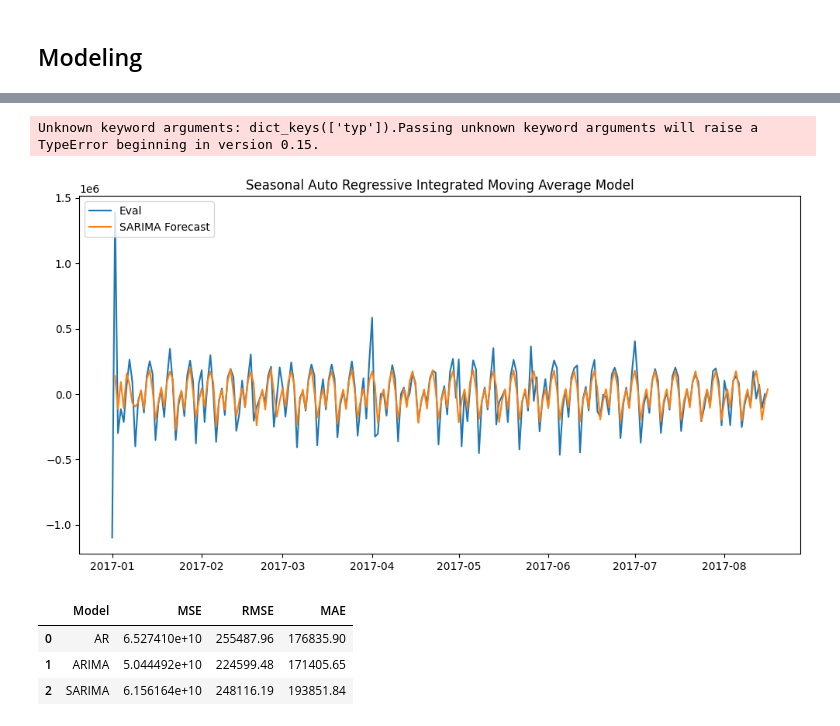
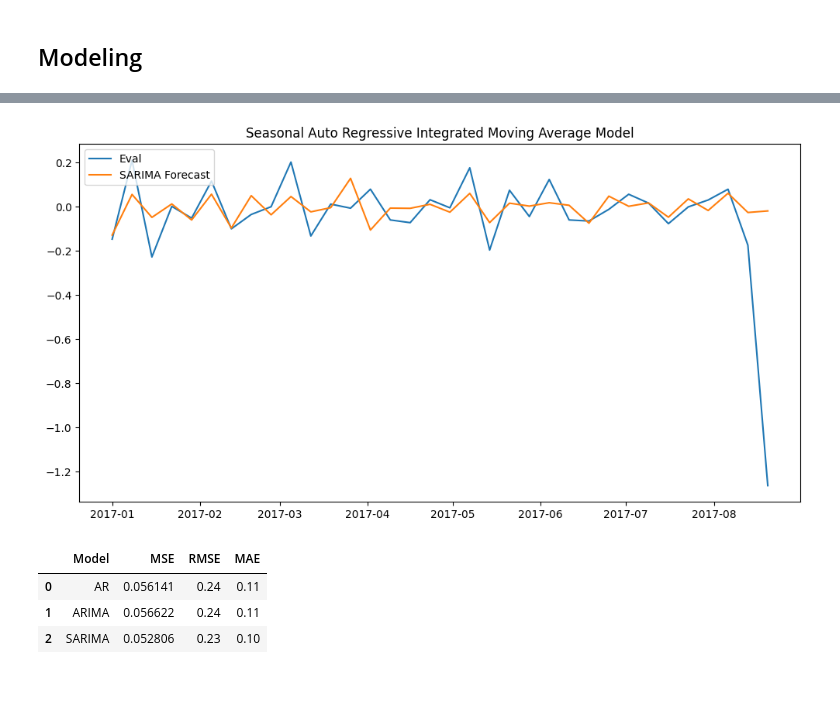
Before and after one commit to Azie88/Time-Series-Sales-Prediction-ARIMA, a Jupyter notebook: ARIMA_Model.ipynb, the cells around one changed output, grey strips where cells are left out. Drawn from its saved outputs; the diff is of its cells as text; code cells hidden in the pictures; blank space fills up the shorter version.

Commit message:
ARIMA Updates

```diff
--- a/ARIMA_Model.ipynb
+++ b/ARIMA_Model.ipynb
@@ -277 +272,3 @@ daily_sum_sales.head()
+# %%
+weekly_sales_diff = weekly_sales_diff.dropna()
 # %%
@@ -322,8 +319,8 @@ pacf = plot_pacf(daily_sum_sales['shiftDiff'].dropna(), lags = 30)
 split_date = '2017-01-01'
 
 # Create train and test splits based on the index order
-training_set = daily_sum_sales.loc[daily_sum_sales.index < split_date]
-eval_set = daily_sum_sales.loc[daily_sum_sales.index >= split_date]
+training_set = weekly_sales_diff.loc[weekly_sales_diff.index < split_date]
+eval_set = weekly_sales_diff.loc[weekly_sales_diff.index >= split_date]
 
 training_set.shape, eval_set.shape
 # %% [output]
@@ -505,5 +500,5 @@ results_2
 # %%
-model_3 = SARIMAX(training_set['shiftDiff'].dropna(), order=(5,0,2), seasonal_order=(5,0,2,7))
+model_3 = SARIMAX(training_set['sales'], order=(2,0,4), seasonal_order=(2,0,4,12))
 model_3_fit = model_3.fit()
 model_3_fit.summary()
 # %% [output]
@@ -548,22 +534,19 @@ Warnings:
 # %%
-SARIMA_pred = model_3_fit.predict(start=len(training_set['shiftDiff']),
-                                 end=len(training_set['shiftDiff']) + len(eval_set['shiftDiff']) - 1,
-                                 typ="levels")
+SARIMA_pred = model_3_fit.predict(start=len(training_set['sales']),
+                                 end=len(training_set['sales']) + len(eval_set['sales']) - 1)
-# %% [output]
-Unknown keyword arguments: dict_keys(['typ']).Passing unknown keyword arguments will raise a TypeError beginning in version 0.15.
 # %%
 plt.figure(figsize = (12,6))
-plt.plot(eval_set['shiftDiff'], label = 'Eval')
+plt.plot(eval_set['sales'], label = 'Eval')
 plt.plot (SARIMA_pred, label = 'SARIMA Forecast')
 plt.legend(loc='upper left')
 plt.title('Seasonal Auto Regressive Integrated Moving Average Model')
 plt.show()
 # %% [output]
-[figure, old version]
+[figure, new version]
 # %%
-mse = mean_squared_error(eval_set['shiftDiff'], SARIMA_pred)
-rmse = np.sqrt(mean_squared_error(eval_set['shiftDiff'], SARIMA_pred)).round(2)
-mae = mean_absolute_error(eval_set['shiftDiff'], SARIMA_pred).round(2)
+mse = mean_squared_error(eval_set['sales'], SARIMA_pred)
+rmse = np.sqrt(mean_squared_error(eval_set['sales'], SARIMA_pred)).round(2)
+mae = mean_absolute_error(eval_set['sales'], SARIMA_pred).round(2)
 
 
 model_results = pd.DataFrame([['SARIMA', mse, rmse, mae]], columns = ['Model', 'MSE', 'RMSE', 'MAE'])
@@ -571,9 +554,9 @@ results_3 = pd.concat([results_2, model_results], ignore_index=True)
 results_3
 # %% [output]
 |  | Model | MSE | RMSE | MAE |
-| 0 | AR | 6.527410e+10 | 255487.96 | 176835.90 |
-| 1 | ARIMA | 5.044492e+10 | 224599.48 | 171405.65 |
-| 2 | SARIMA | 6.156164e+10 | 248116.19 | 193851.84 |
+| 0 | AR | 0.056141 | 0.24 | 0.11 |
+| 1 | ARIMA | 0.056622 | 0.24 | 0.11 |
+| 2 | SARIMA | 0.052806 | 0.23 | 0.10 |
 # %%
 # Predictions
 
```
Also changed, not shown: parts of 27 cells of this notebook.
